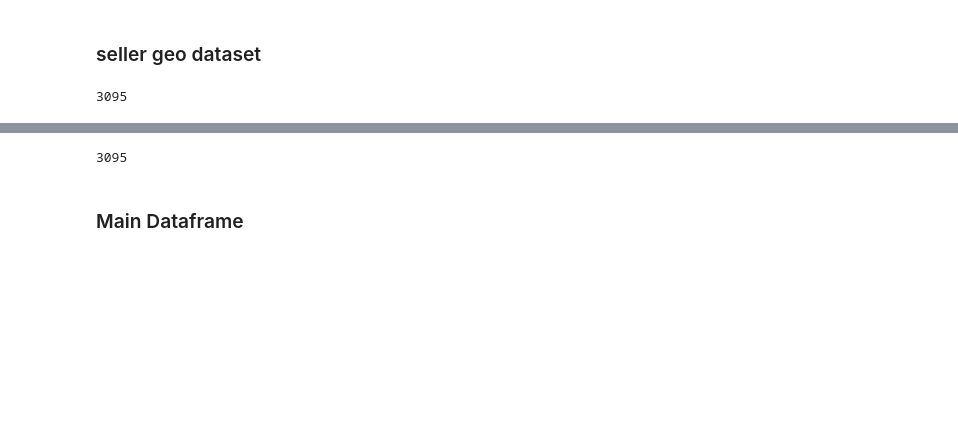
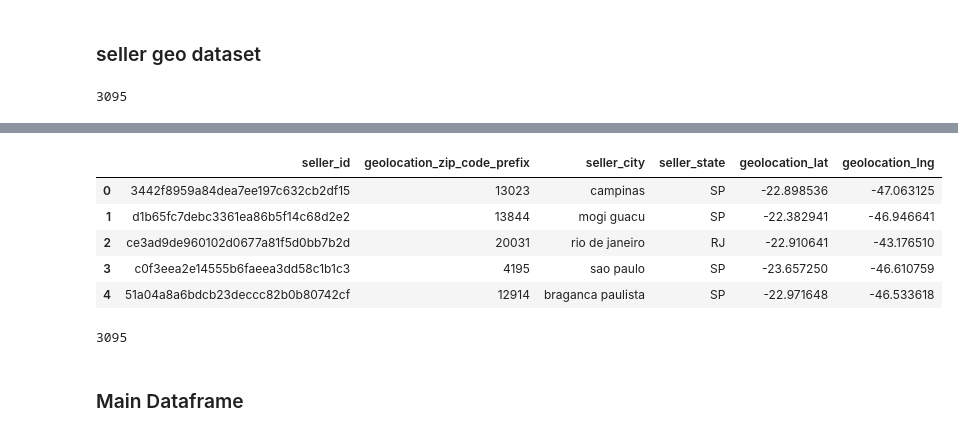
Before and after one commit to fahdmuchammad/Final_project_Sigma, a Jupyter notebook: Fin_pro_baru_EDA_fahd.ipynb, the cells around one changed output, grey strips where cells are left out. Cells and saved outputs as stored; diff of their text form; code cells hidden in the pictures; blank space fills up the shorter version.

```diff
--- a/Fin_pro_baru_EDA_fahd.ipynb
+++ b/Fin_pro_baru_EDA_fahd.ipynb
@@ -266,6 +277,17 @@ seller_geo.head()
 | 2 | ce3ad9de960102d0677a81f5d0bb7b2d | 20031 | rio de janeiro | RJ | -22.910641 | -43.176510 | ... |
 | 3 | c0f3eea2e14555b6faeea3dd58c1b1c3 | 4195 | sao paulo | SP | -23.657250 | -46.610759 | ... |
 | 4 | 51a04a8a6bdcb23deccc82b0b80742cf | 12914 | braganca paulista | SP | -22.971648 | -46.533618 | ... |
+# %%
+seller_geo = seller_geo.drop(axis=1,
+columns=['geolocation_city','geolocation_state'])
+seller_geo.head()
+# %% [output]
+|  | seller_id | geolocation_zip_code_prefix | seller_city | seller_state | geolocation_lat | geolocation_lng |
+| 0 | 3442f8959a84dea7ee197c632cb2df15 | 13023 | campinas | SP | -22.898536 | -47.063125 |
+| 1 | d1b65fc7debc3361ea86b5f14c68d2e2 | 13844 | mogi guacu | SP | -22.382941 | -46.946641 |
+| 2 | ce3ad9de960102d0677a81f5d0bb7b2d | 20031 | rio de janeiro | RJ | -22.910641 | -43.176510 |
+| 3 | c0f3eea2e14555b6faeea3dd58c1b1c3 | 4195 | sao paulo | SP | -23.657250 | -46.610759 |
+| 4 | 51a04a8a6bdcb23deccc82b0b80742cf | 12914 | braganca paulista | SP | -22.971648 | -46.533618 |
 # %%
 seller_geo.to_csv('seller_geo.csv')
 # %%
```
Also changed, not shown: parts of 2 cells of this notebook, 2 other files.
